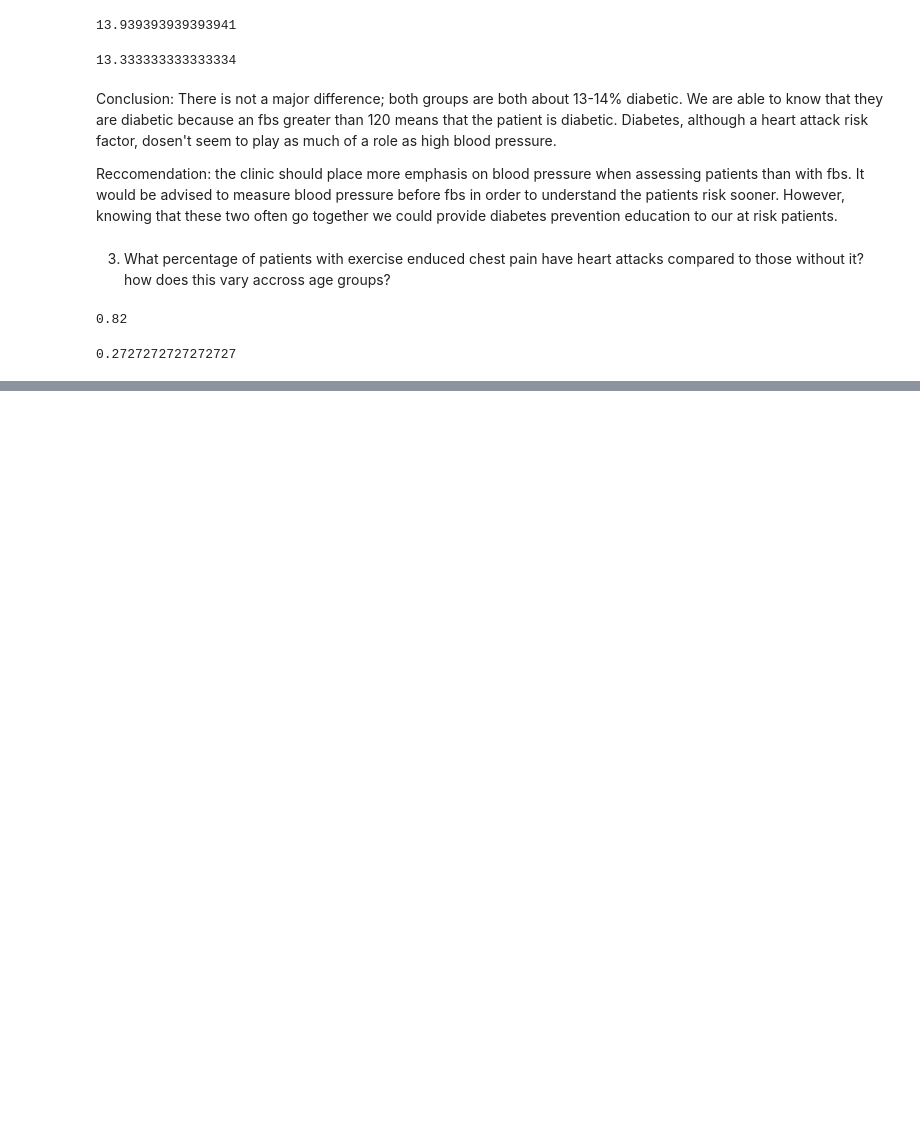
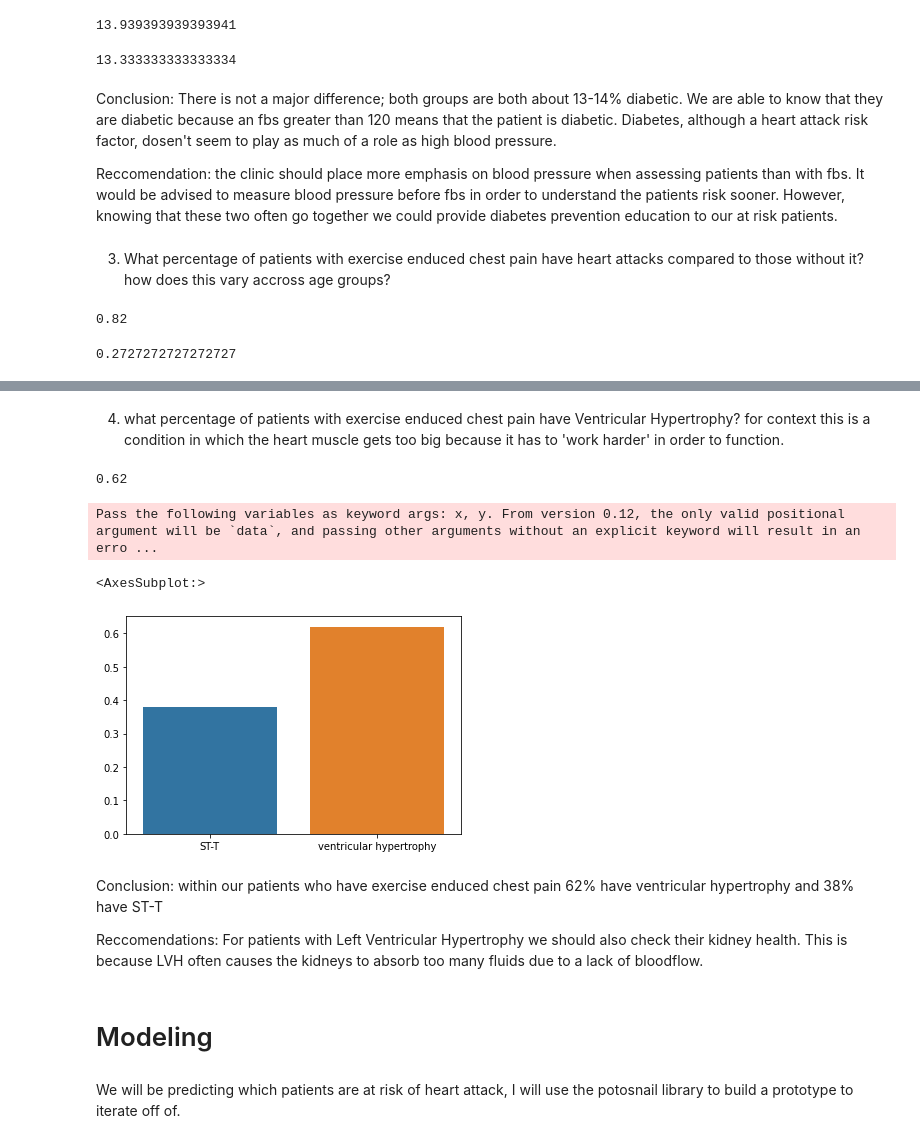
Before and after one commit to spe301/healthcare-ds, a Jupyter notebook: Heart_Attacks.ipynb, the cells around one changed output, grey strips where cells are left out. Drawn from its saved outputs; the diff is of its cells as text; code cells hidden in the pictures; blank space fills up the shorter version.

Commit message:
got started on the modeling

```diff
--- a/Heart_Attacks.ipynb
+++ b/Heart_Attacks.ipynb
@@ -82,0 +158,32 @@ len(no_pain.loc[no_pain['output']==1]) / len(no_pain)
+# %% [markdown]
+4. what percentage of patients with exercise enduced chest pain have Ventricular Hypertrophy? for context this is a condition in which the heart muscle gets too big because it has to 'work harder' in order to function.
+# %%
+cp = df.loc[df['cp']==1]
+cp_vent = cp.loc[cp['restecg_type']=='ventricular hypertrophy']
+len(cp_vent) / len(cp)
+# %% [output]
+0.62
+# %%
+vent_hype = 0
+STT = 0
+for i in range(len(cp)):
+    if cp.iloc[i]['restecg_type'] == 'ST-T':
+        STT += 1
+    if cp.iloc[i]['restecg_type'] == 'ventricular hypertrophy':
+        vent_hype += 1
+
+type_count = [STT/len(cp), vent_hype/len(cp)]
+types = ['ST-T', 'ventricular hypertrophy']
+sns.barplot(types, type_count)
+# %% [output]
+Pass the following variables as keyword args: x, y. From version 0.12, the only valid positional argument will be `data`, and passing other arguments without an explicit keyword will result in an erro ...
+<AxesSubplot:>
+[figure, added]
+# %% [markdown]
+Conclusion: within our patients who have exercise enduced chest pain 62% have ventricular hypertrophy and 38% have ST-T
+
+Reccomendations: For patients with Left Ventricular Hypertrophy we should also check their kidney health. This is because LVH often causes the kidneys to absorb too many fluids due to a lack of bloodflow.
+# %% [markdown]
+# Modeling
+# %% [markdown]
+We will be predicting which patients are at risk of heart attack, I will use the potosnail library to build a prototype to iterate off of.
```
Also changed, not shown: parts of 14 cells of this notebook.
